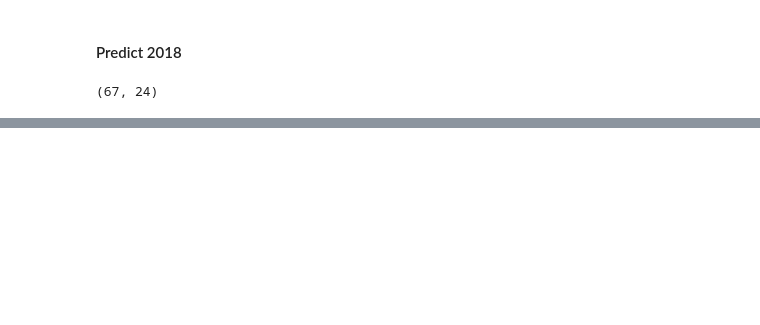
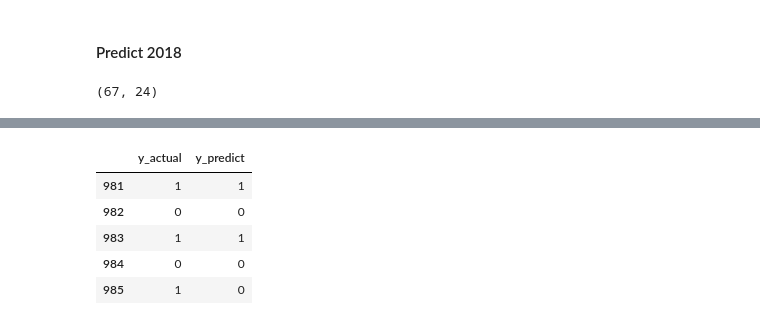
Before and after one commit to chipk215/ncaa_basketball, a Jupyter notebook: Models/TensorFlow/Estimator_LinearClassifier.ipynb, the cells around one changed output, grey strips where cells are left out. Cells and saved outputs as stored; diff of their text form; code cells hidden in the pictures; blank space fills up the shorter version.

```diff
--- a/Models/TensorFlow/Estimator_LinearClassifier.ipynb
+++ b/Models/TensorFlow/Estimator_LinearClassifier.ipynb
@@ -317,4 +317,12 @@ INFO:tensorflow:Done running local_init_op.
 # %%
 preds_2018 = [pred['class_ids'][0] for pred in pred_2018 ]
 y_2018_df = y_season.to_frame('y_actual')
 y_2018_df['y_predict'] = preds_2018
+y_2018_df.head()
+# %% [output]
+|  | y_actual | y_predict |
+| 981 | 1 | 1 |
+| 982 | 0 | 0 |
+| 983 | 1 | 1 |
+| 984 | 0 | 0 |
+| 985 | 1 | 0 |
```
Also changed, not shown: parts of 17 cells of this notebook, 21 other files.
